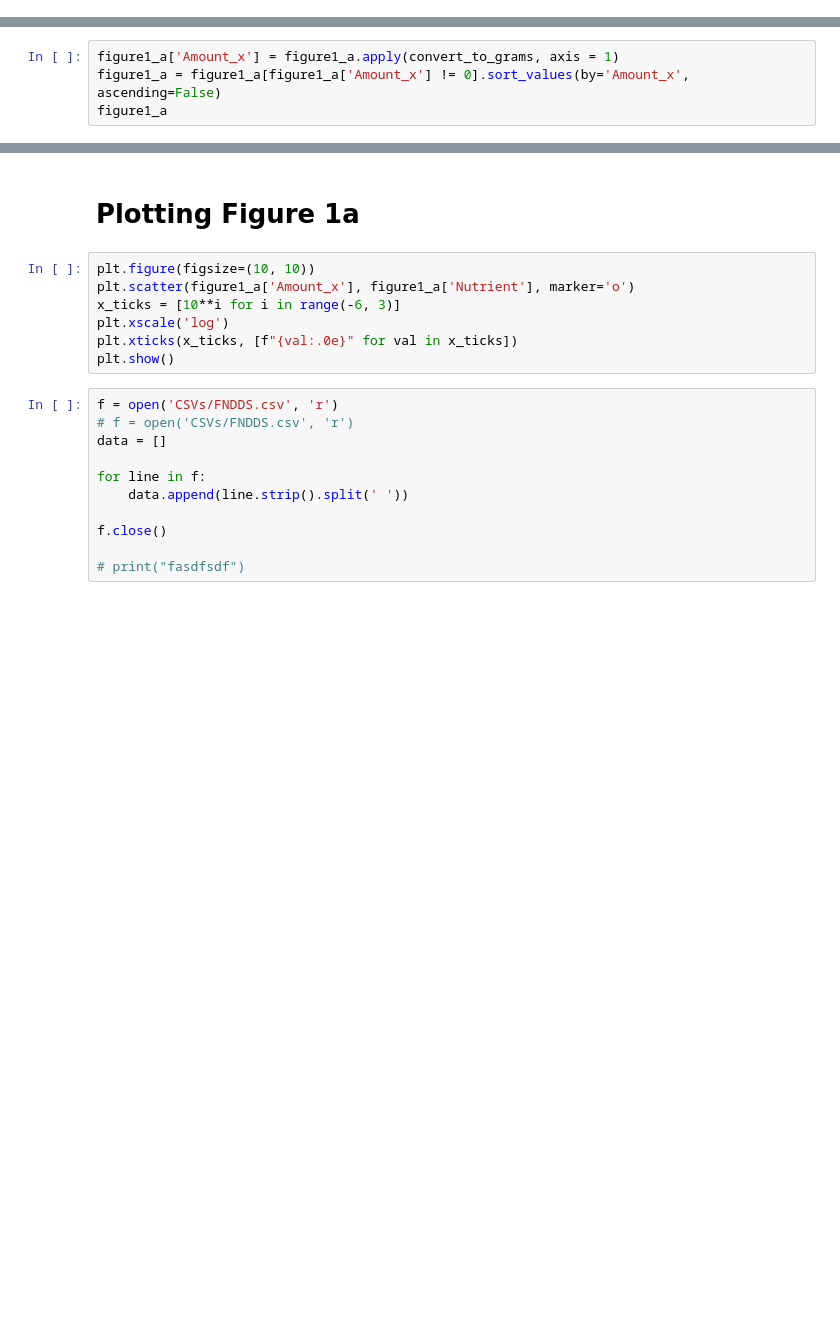
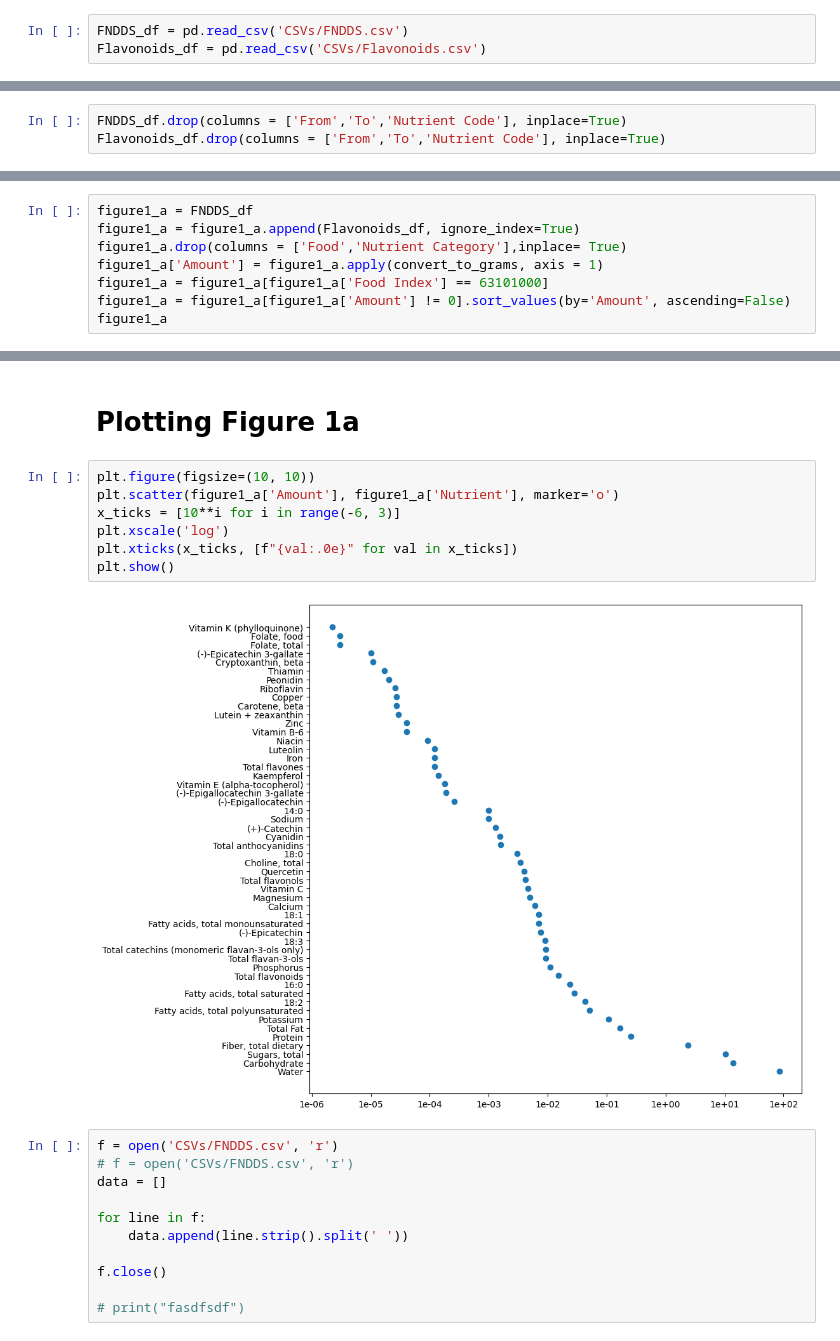
Before and after one commit to oberoir080/NutrientEDA, a Jupyter notebook: CSV_Generator_py/Figures.ipynb, the cells around one changed output, grey strips where cells are left out. Saved outputs shown, nothing was run; the diff lists cells and outputs as text; blank space fills up the shorter version.

```diff
--- a/CSV_Generator_py/Figures.ipynb
+++ b/CSV_Generator_py/Figures.ipynb
@@ -50,0 +48,3 @@ figure1_a
+# %%
+FNDDS_df = pd.read_csv('CSVs/FNDDS.csv')
+Flavonoids_df = pd.read_csv('CSVs/Flavonoids.csv')
@@ -51,6 +65,13 @@ figure1_a
+# %%
+FNDDS_df.drop(columns = ['From','To','Nutrient Code'], inplace=True)
+Flavonoids_df.drop(columns = ['From','To','Nutrient Code'], inplace=True)
 # %% [markdown]
 # Sorting the dataframe by the column = Amount
 # %%
-figure1_a['Amount_x'] = figure1_a.apply(convert_to_grams, axis = 1)
-figure1_a = figure1_a[figure1_a['Amount_x'] != 0].sort_values(by='Amount_x', ascending=False)
+figure1_a = FNDDS_df
+figure1_a = figure1_a.append(Flavonoids_df, ignore_index=True)
+figure1_a.drop(columns = ['Food','Nutrient Category'],inplace= True)
+figure1_a['Amount'] = figure1_a.apply(convert_to_grams, axis = 1)
+figure1_a = figure1_a[figure1_a['Food Index'] == 63101000]
+figure1_a = figure1_a[figure1_a['Amount'] != 0].sort_values(by='Amount', ascending=False)
 figure1_a
@@ -58,11 +97,13 @@ figure1_a
 # Plotting Figure 1a
 # %%
 plt.figure(figsize=(10, 10))
-plt.scatter(figure1_a['Amount_x'], figure1_a['Nutrient'], marker='o')
+plt.scatter(figure1_a['Amount'], figure1_a['Nutrient'], marker='o')
 x_ticks = [10**i for i in range(-6, 3)]
 plt.xscale('log')
 plt.xticks(x_ticks, [f"{val:.0e}" for val in x_ticks])
 plt.show()
+# %% [output]
+[figure, added]
 # %%
 f = open('CSVs/FNDDS.csv', 'r')
 # f = open('CSVs/FNDDS.csv', 'r')
```
Also changed, not shown: parts of 3 cells of this notebook.
